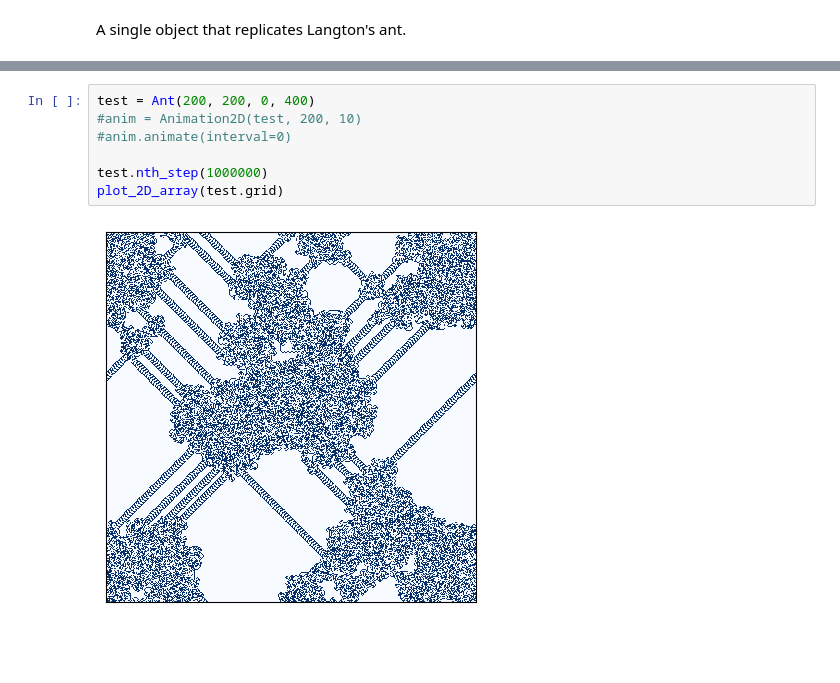
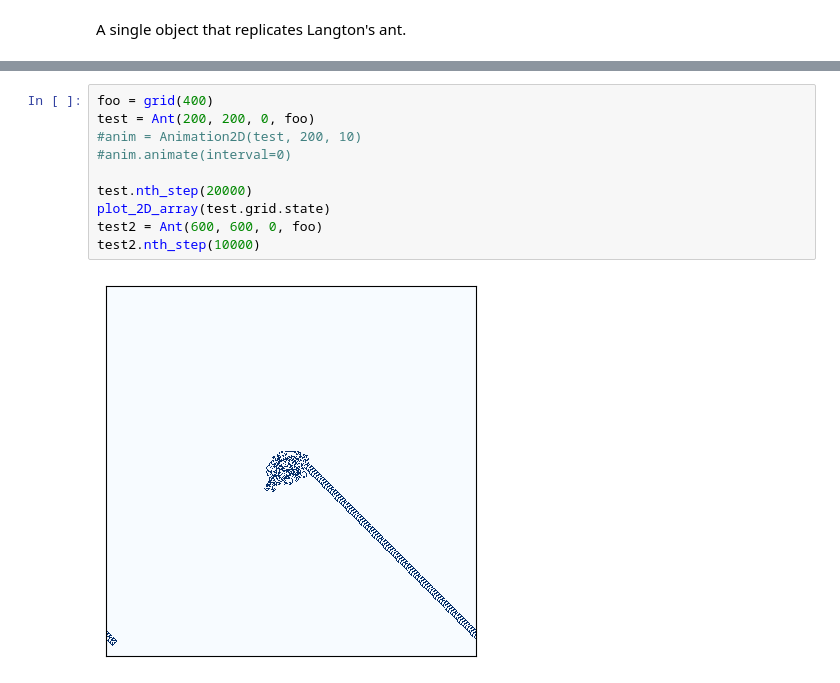
Before and after one commit to sammyfow/cap-comp215, a Jupyter notebook: project2.ipynb, the cells around one changed output, grey strips where cells are left out. Drawn from its saved outputs; the diff is of its cells as text; blank space fills up the shorter version.

```diff
--- a/project2.ipynb
+++ b/project2.ipynb
@@ -120,12 +122,15 @@ class Ant:
     for step in range(steps):
       self.step()
 # %%
-test = Ant(200, 200, 0, 400)
+foo = grid(400)
+test = Ant(200, 200, 0, foo)
 #anim = Animation2D(test, 200, 10)
 #anim.animate(interval=0)
 
-test.nth_step(1000000)
-plot_2D_array(test.grid)
+test.nth_step(20000)
+plot_2D_array(test.grid.state)
+test2 = Ant(600, 600, 0, foo)
+test2.nth_step(10000)
 # %% [output]
-[figure, old version]
+[figure, new version]
 # %%
```
Also changed, not shown: parts of 2 cells of this notebook.
